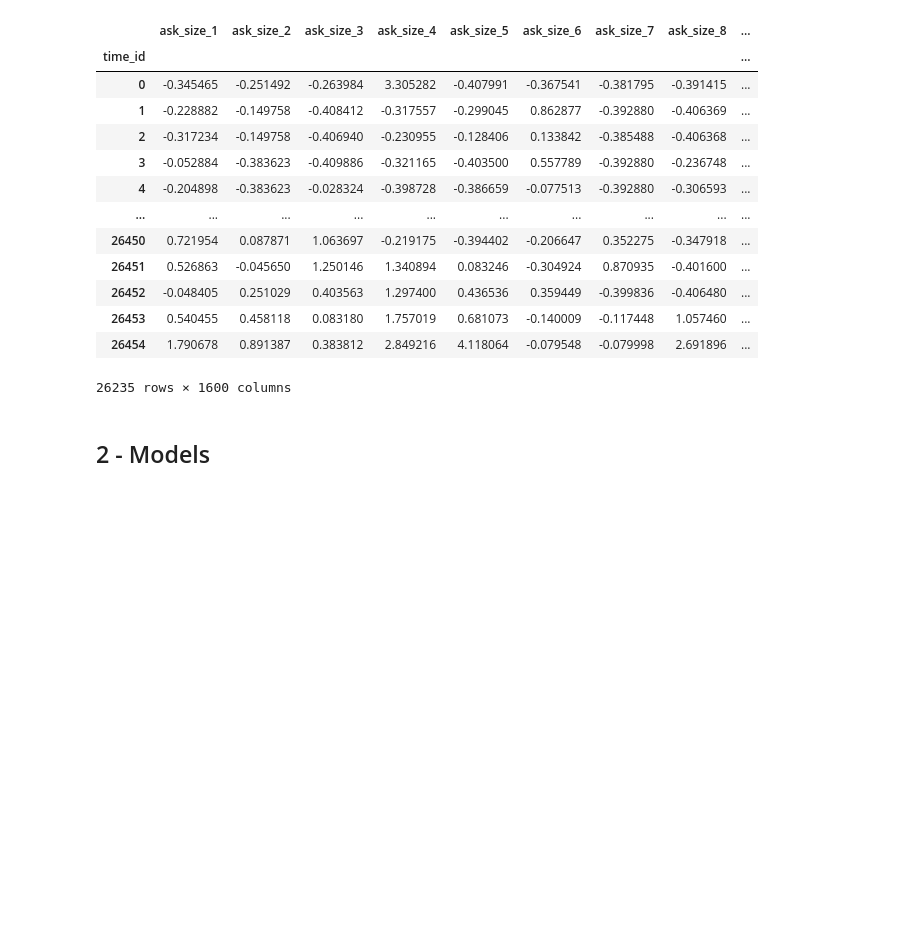
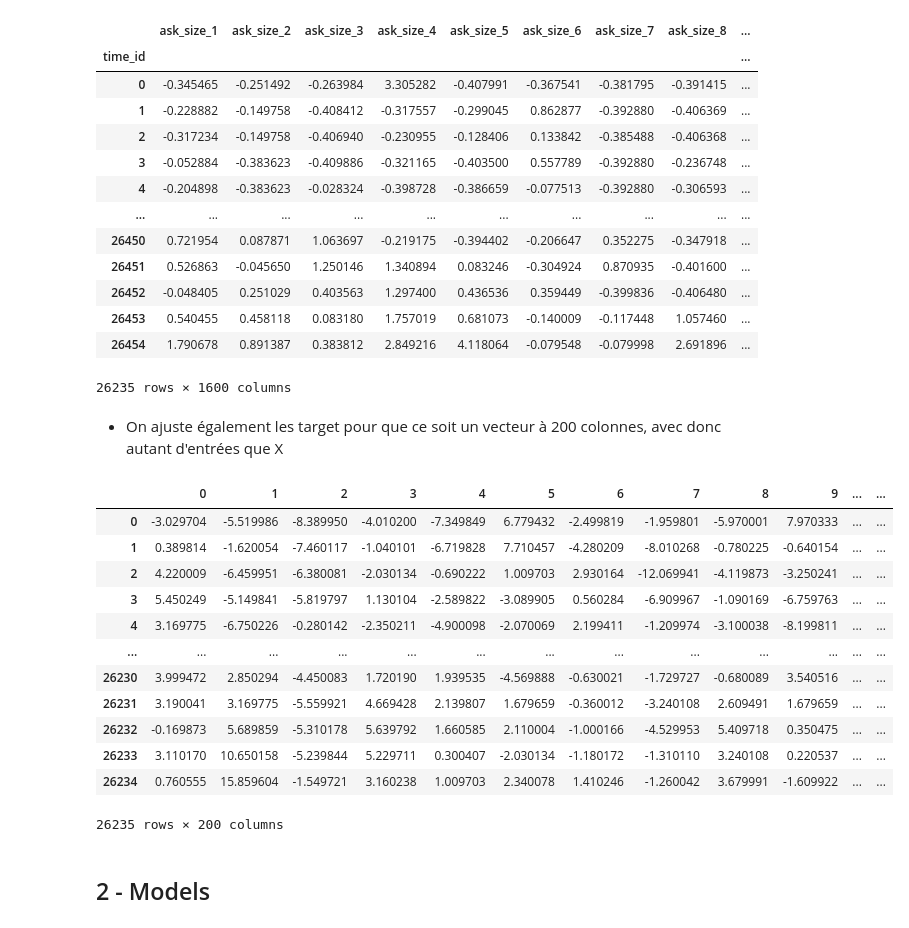
Before and after one commit to LucasTexier/Optiver_challenge, a Jupyter notebook: Project Deep Learning - Test.ipynb, the cells around one changed output. Cells and saved outputs as stored; diff of their text form; code cells hidden in the pictures; blank space fills up the shorter version.

```diff
--- a/Project Deep Learning - Test.ipynb
+++ b/Project Deep Learning - Test.ipynb
@@ -289,6 +289,26 @@ X
 | 26453 | 0.540455 | 0.458118 | 0.083180 | 1.757019 | 0.681073 | -0.140009 | -0.117448 | 1.057460 | ... |
 | 26454 | 1.790678 | 0.891387 | 0.383812 | 2.849216 | 4.118064 | -0.079548 | -0.079998 | 2.691896 | ... |
 26235 rows × 1600 columns
+# %% [markdown]
+* On ajuste également les target pour que ce soit un vecteur à 200 colonnes, avec donc autant d'entrées que X
+# %%
+y = pd.DataFrame(np.array(y['target']).reshape(len(y)//200,200))
+# %%
+y
+# %% [output]
+|  | 0 | 1 | 2 | 3 | 4 | 5 | 6 | 7 | 8 | 9 | ... | ... |
+| 0 | -3.029704 | -5.519986 | -8.389950 | -4.010200 | -7.349849 | 6.779432 | -2.499819 | -1.959801 | -5.970001 | 7.970333 | ... | ... |
+| 1 | 0.389814 | -1.620054 | -7.460117 | -1.040101 | -6.719828 | 7.710457 | -4.280209 | -8.010268 | -0.780225 | -0.640154 | ... | ... |
+| 2 | 4.220009 | -6.459951 | -6.380081 | -2.030134 | -0.690222 | 1.009703 | 2.930164 | -12.069941 | -4.119873 | -3.250241 | ... | ... |
+| 3 | 5.450249 | -5.149841 | -5.819797 | 1.130104 | -2.589822 | -3.089905 | 0.560284 | -6.909967 | -1.090169 | -6.759763 | ... | ... |
+| 4 | 3.169775 | -6.750226 | -0.280142 | -2.350211 | -4.900098 | -2.070069 | 2.199411 | -1.209974 | -3.100038 | -8.199811 | ... | ... |
+| ... | ... | ... | ... | ... | ... | ... | ... | ... | ... | ... | ... | ... |
+| 26230 | 3.999472 | 2.850294 | -4.450083 | 1.720190 | 1.939535 | -4.569888 | -0.630021 | -1.729727 | -0.680089 | 3.540516 | ... | ... |
+| 26231 | 3.190041 | 3.169775 | -5.559921 | 4.669428 | 2.139807 | 1.679659 | -0.360012 | -3.240108 | 2.609491 | 1.679659 | ... | ... |
+| 26232 | -0.169873 | 5.689859 | -5.310178 | 5.639792 | 1.660585 | 2.110004 | -1.000166 | -4.529953 | 5.409718 | 0.350475 | ... | ... |
+| 26233 | 3.110170 | 10.650158 | -5.239844 | 5.229711 | 0.300407 | -2.030134 | -1.180172 | -1.310110 | 3.240108 | 0.220537 | ... | ... |
+| 26234 | 0.760555 | 15.859604 | -1.549721 | 3.160238 | 1.009703 | 2.340078 | 1.410246 | -1.260042 | 3.679991 | -1.609922 | ... | ... |
+26235 rows × 200 columns
 # %%
 X.to_csv("data.csv", index=False)
 y.to_csv("target.csv", index=False)
```
Also changed, not shown: parts of 17 cells of this notebook.
